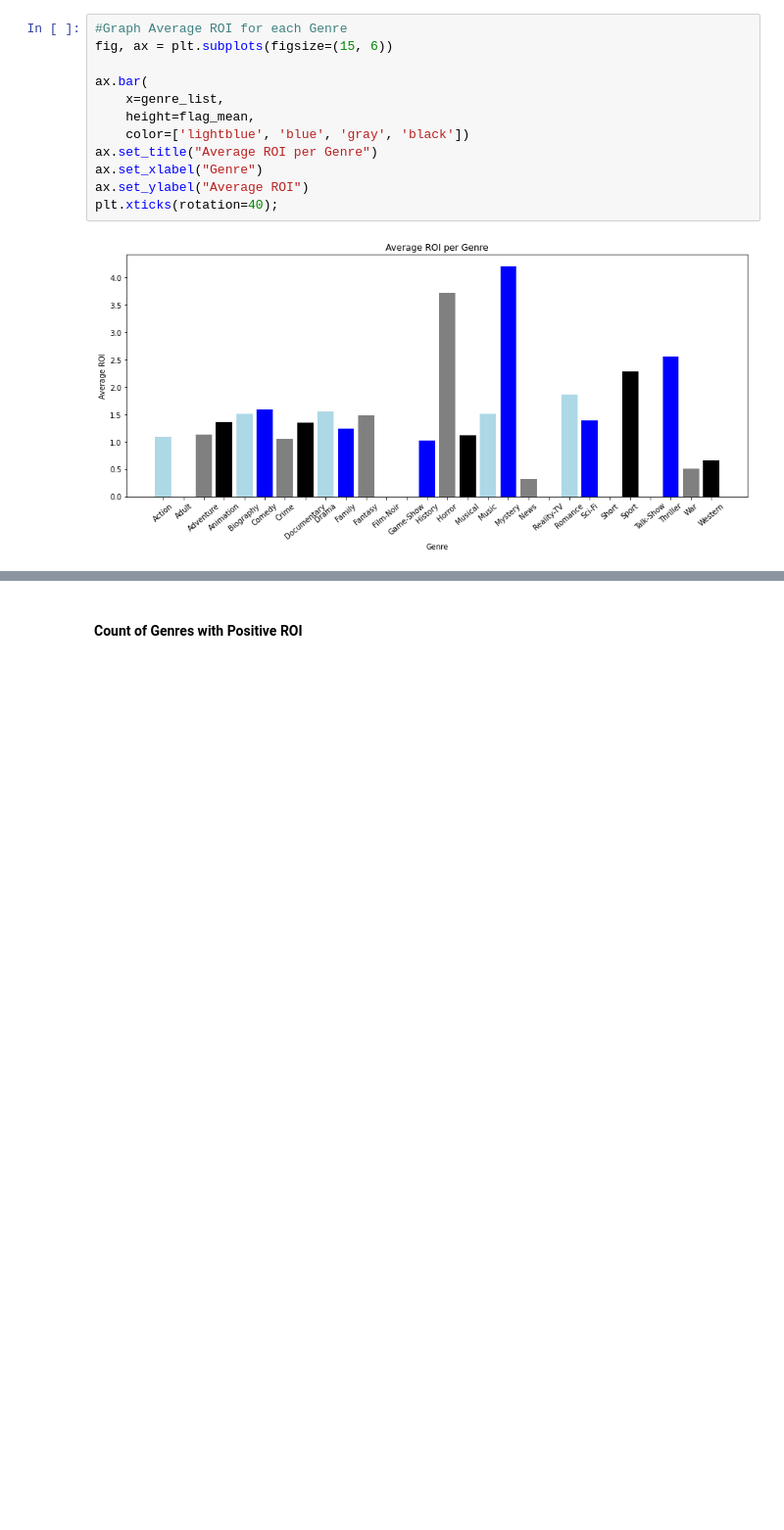
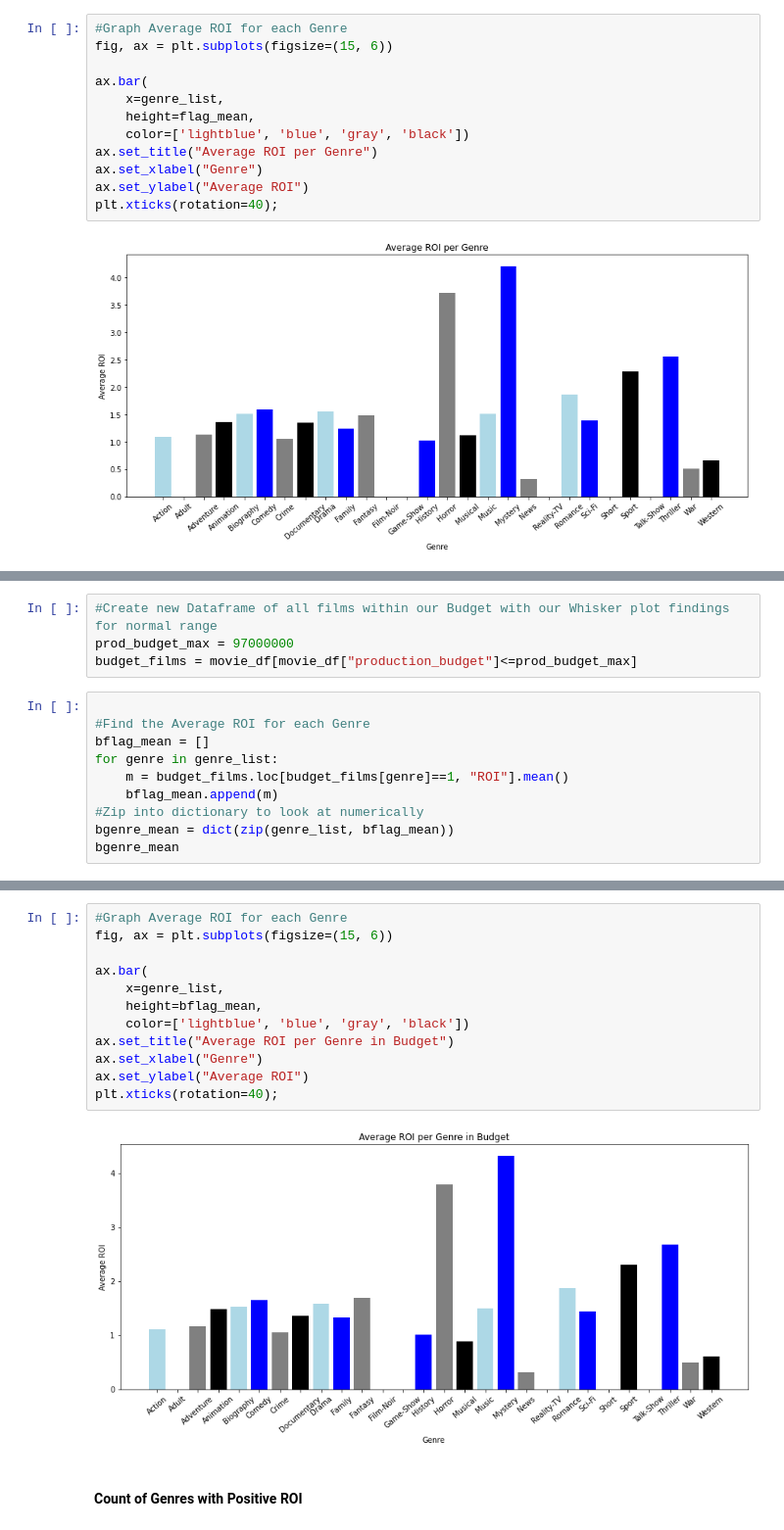
Before and after one commit to jbaumgit/Linear-Regression-and-Statistical-Analysis-on-Box-Office-Movie-Performance, a Jupyter notebook: MainNotebook.ipynb, the cells around one changed output, grey strips where cells are left out. Shown: that part at 98% size. Saved outputs shown, nothing was run; the diff lists cells and outputs as text; blank space fills up the shorter version.

```diff
--- a/MainNotebook.ipynb
+++ b/MainNotebook.ipynb
@@ -1441,0 +1444,14 @@ plt.xticks(rotation=40);
+# %%
+#Create new Dataframe of all films within our Budget with our Whisker plot findings for normal range
+prod_budget_max = 97000000
+budget_films = movie_df[movie_df["production_budget"]<=prod_budget_max]
+# %%
+
+#Find the Average ROI for each Genre
+bflag_mean = []
+for genre in genre_list:
+    m = budget_films.loc[budget_films[genre]==1, "ROI"].mean()
+    bflag_mean.append(m)
+#Zip into dictionary to look at numerically
+bgenre_mean = dict(zip(genre_list, bflag_mean))
+bgenre_mean
@@ -1442,3 +1476,17 @@ plt.xticks(rotation=40);
+# %%
+#Graph Average ROI for each Genre
+fig, ax = plt.subplots(figsize=(15, 6))
+
+ax.bar(
+    x=genre_list,
+    height=bflag_mean,
+    color=['lightblue', 'blue', 'gray', 'black'])
+ax.set_title("Average ROI per Genre in Budget")
+ax.set_xlabel("Genre")
+ax.set_ylabel("Average ROI")
+plt.xticks(rotation=40);
+# %% [output]
+[figure, added]
 # %% [markdown]
 #### Count of Genres with Positive ROI
 # %%
```
Also changed, not shown: parts of 6 cells of this notebook.
